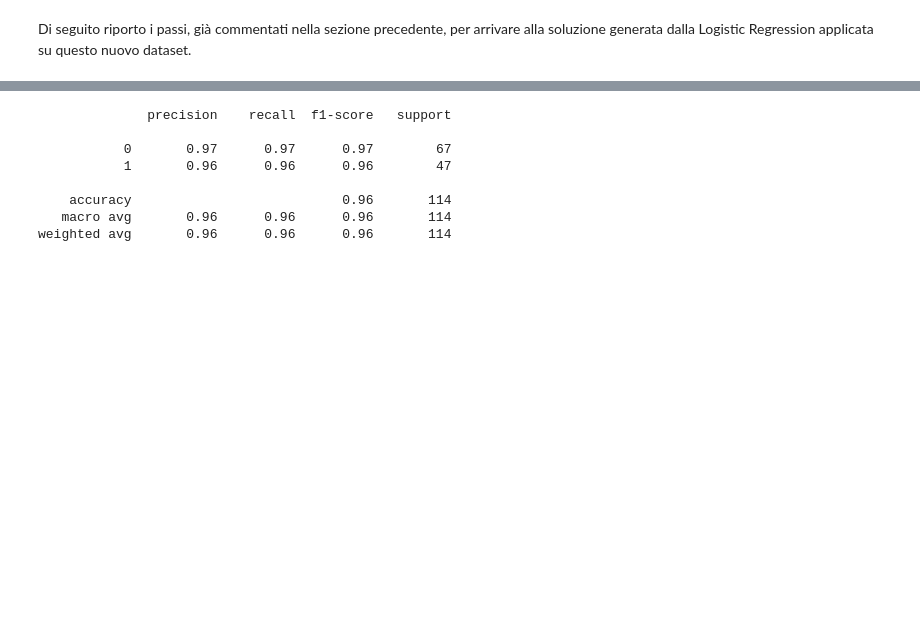
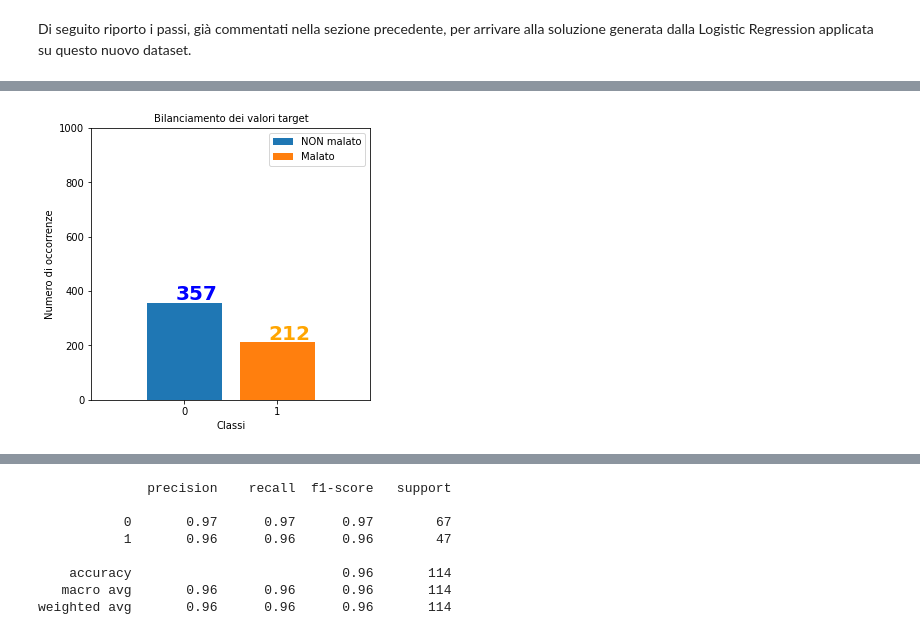
Before and after one commit to alessiapontiggia/LABIAGI-project, a Jupyter notebook: breast_cancer_classifier.ipynb, the cells around one changed output, grey strips where cells are left out. Saved outputs shown, nothing was run; the diff lists cells and outputs as text; code cells hidden in the pictures; blank space fills up the shorter version.

```diff
--- a/breast_cancer_classifier.ipynb
+++ b/breast_cancer_classifier.ipynb
@@ -861,0 +807,28 @@ Di seguito riporto i passi, già commentati nella sezione precedente, per arriva
+# %%
+data_class_0_len = 0
+data_class_1_len = 0
+
+for i in y:
+  if i==0:
+    data_class_0_len += 1
+  else:
+    data_class_1_len += 1
+
+fig, ax = plt.subplots(figsize=(5,5))
+plt.title("Bilanciamento dei valori target", fontsize=10)
+ax.bar(0,data_class_0_len, label='NON malato', align="center")
+ax.bar(1,data_class_1_len, label='Malato', align="center")
+
+ax.set(xticks=range(2), xlim=[-1, 2])
+ax.set(ylim=[0, 1000])
+ax.text(0-0.093,data_class_0_len + 10,str(data_class_0_len), color='blue', fontweight='bold', fontsize=20)
+ax.text(1-0.093,data_class_1_len + 10,str(data_class_1_len), color='orange', fontweight='bold', fontsize=20)
+plt.xticks(fontsize=10)
+plt.yticks(fontsize=10)
+
+ax.legend(fontsize=10)
+ax.set_xlabel('Classi', fontsize=10)
+ax.set_ylabel('Numero di occorrenze', fontsize=10)
+plt.show()
+# %% [output]
+[figure, added]
```
Also changed, not shown: parts of 28 cells of this notebook.
